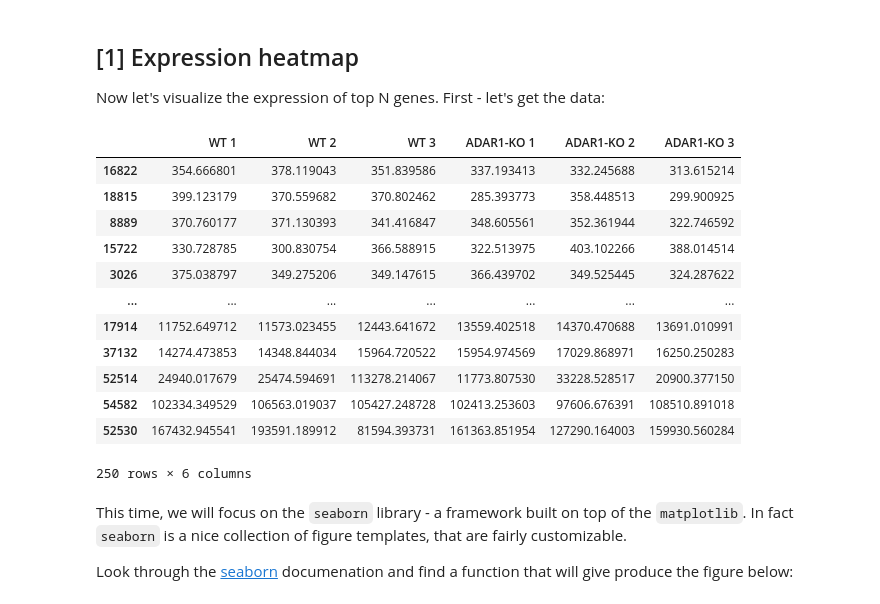
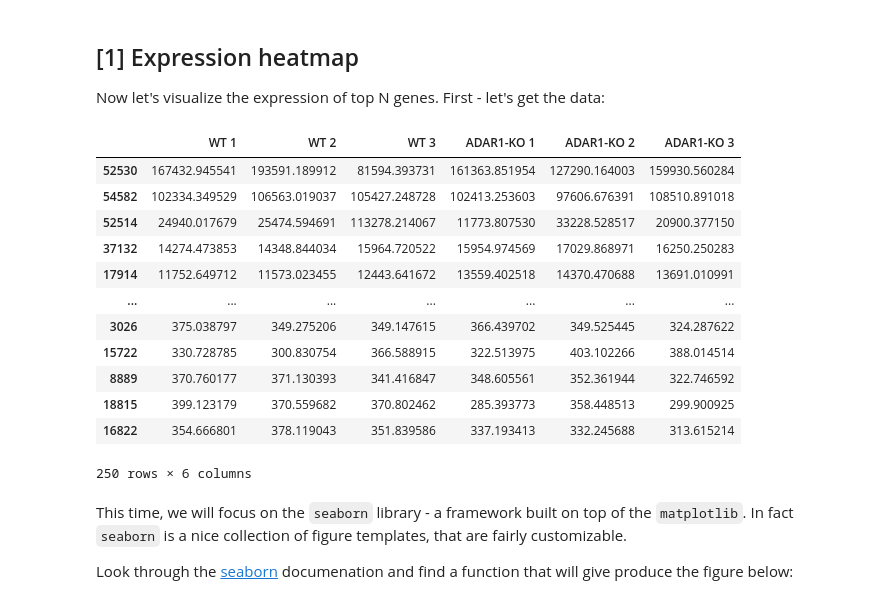
Before and after one commit to vlada-kazantsevaa/homeworks, a Jupyter notebook: Homeworks/hw-1/HW_1_(EDA).ipynb, the cells around one changed output. Saved outputs shown, nothing was run; the diff lists cells and outputs as text; code cells hidden in the pictures.

```diff
--- a/Homeworks/hw-1/HW_1_(EDA).ipynb
+++ b/Homeworks/hw-1/HW_1_(EDA).ipynb
@@ -862,28 +924,28 @@ Now your task is to use all your skills and embellish this plot just like we did
 Now let's visualize the expression of top N genes. First - let's get the data:
 # %%
 # As before, we will select genes based on their overall expression
-sumexpr = ...
+sumexpr = df[numcols].sum(axis=1)
 
 topn = 250
 # select indices of topn genes with max expression
-ind = ...
+ind = sumexpr.nlargest(topn).index
 
 # get the expression values
-expr = ...
+expr = df.loc[ind, numcols]
 expr
 # %% [output]
 |  | WT 1 | WT 2 | WT 3 | ADAR1-KO 1 | ADAR1-KO 2 | ADAR1-KO 3 |
+| 52530 | 167432.945541 | 193591.189912 | 81594.393731 | 161363.851954 | 127290.164003 | 159930.560284 |
+| 54582 | 102334.349529 | 106563.019037 | 105427.248728 | 102413.253603 | 97606.676391 | 108510.891018 |
+| 52514 | 24940.017679 | 25474.594691 | 113278.214067 | 11773.807530 | 33228.528517 | 20900.377150 |
+| 37132 | 14274.473853 | 14348.844034 | 15964.720522 | 15954.974569 | 17029.868971 | 16250.250283 |
+| 17914 | 11752.649712 | 11573.023455 | 12443.641672 | 13559.402518 | 14370.470688 | 13691.010991 |
+| ... | ... | ... | ... | ... | ... | ... |
+| 3026 | 375.038797 | 349.275206 | 349.147615 | 366.439702 | 349.525445 | 324.287622 |
+| 15722 | 330.728785 | 300.830754 | 366.588915 | 322.513975 | 403.102266 | 388.014514 |
+| 8889 | 370.760177 | 371.130393 | 341.416847 | 348.605561 | 352.361944 | 322.746592 |
+| 18815 | 399.123179 | 370.559682 | 370.802462 | 285.393773 | 358.448513 | 299.900925 |
 | 16822 | 354.666801 | 378.119043 | 351.839586 | 337.193413 | 332.245688 | 313.615214 |
-| 18815 | 399.123179 | 370.559682 | 370.802462 | 285.393773 | 358.448513 | 299.900925 |
-| 8889 | 370.760177 | 371.130393 | 341.416847 | 348.605561 | 352.361944 | 322.746592 |
-| 15722 | 330.728785 | 300.830754 | 366.588915 | 322.513975 | 403.102266 | 388.014514 |
-| 3026 | 375.038797 | 349.275206 | 349.147615 | 366.439702 | 349.525445 | 324.287622 |
-| ... | ... | ... | ... | ... | ... | ... |
-| 17914 | 11752.649712 | 11573.023455 | 12443.641672 | 13559.402518 | 14370.470688 | 13691.010991 |
-| 37132 | 14274.473853 | 14348.844034 | 15964.720522 | 15954.974569 | 17029.868971 | 16250.250283 |
-| 52514 | 24940.017679 | 25474.594691 | 113278.214067 | 11773.807530 | 33228.528517 | 20900.377150 |
-| 54582 | 102334.349529 | 106563.019037 | 105427.248728 | 102413.253603 | 97606.676391 | 108510.891018 |
-| 52530 | 167432.945541 | 193591.189912 | 81594.393731 | 161363.851954 | 127290.164003 | 159930.560284 |
 250 rows × 6 columns
 # %% [markdown]
 This time, we will focus on the `seaborn` library - a framework built on top of the `matplotlib`. In fact `seaborn` is a nice collection of figure templates, that are fairly customizable.
```
Also changed, not shown: parts of 5 cells of this notebook.
